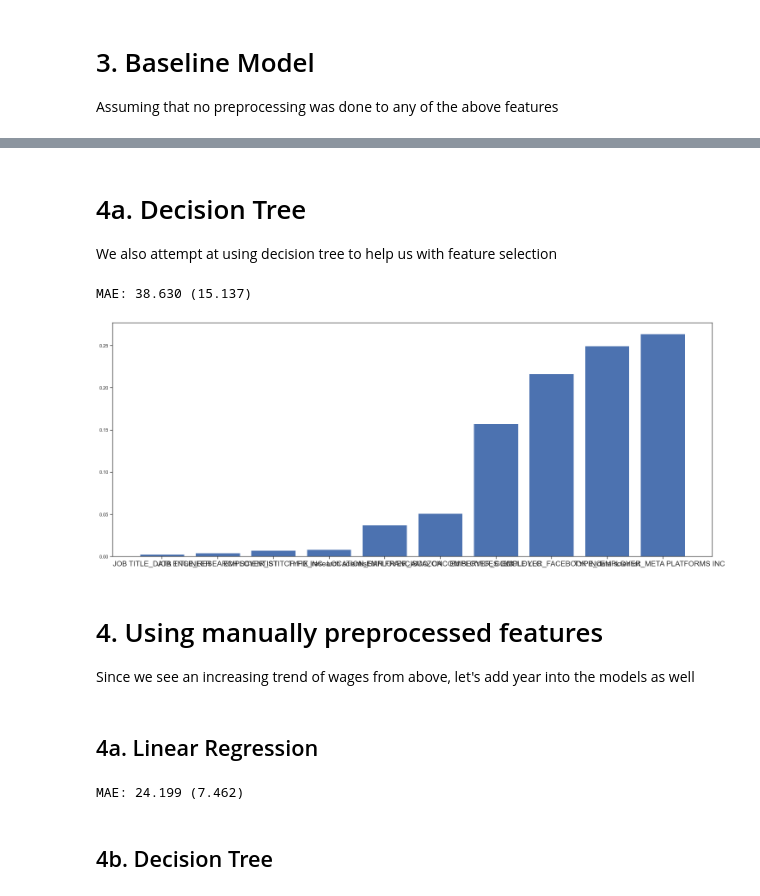
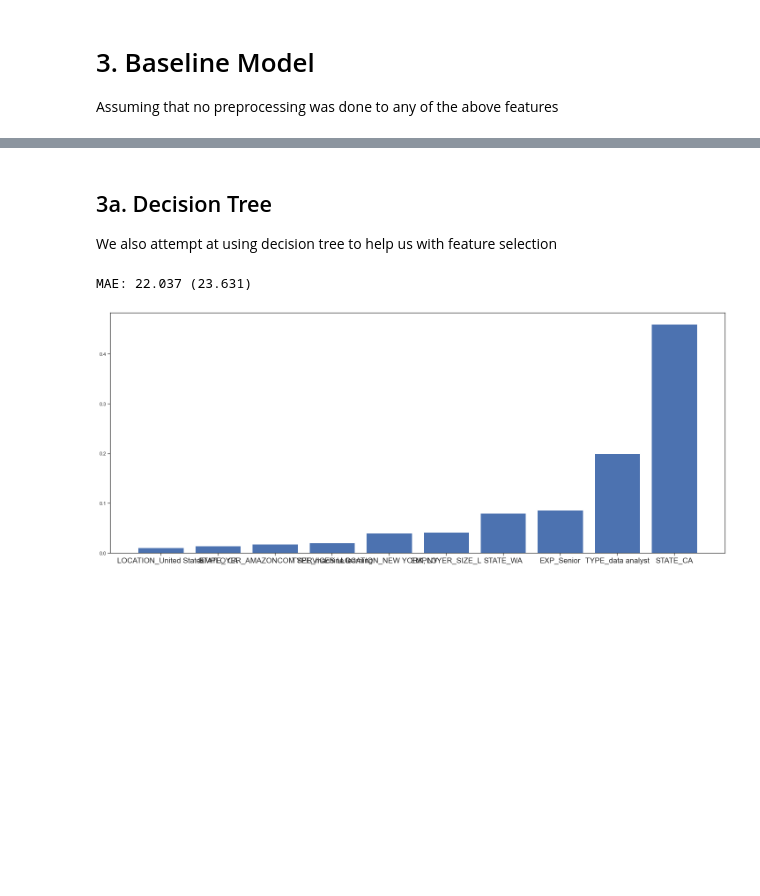
Before and after one commit to saltedpotato/QF632_Project, a Jupyter notebook: Part2.ipynb, the cells around one changed output, grey strips where cells are left out. Cells and saved outputs as stored; diff of their text form; code cells hidden in the pictures; blank space fills up the shorter version.

```diff
--- a/Part2.ipynb
+++ b/Part2.ipynb
@@ -356,6 +509,8 @@ The growth in median wages at large data employees outpaced that of small data e
 df_cleaned = df_type_agg.copy()
 df_cleaned["STATE_EMPLOYEE_SIZE"] = df_state_agg["STATE_EMPLOYEE_SIZE"]
 df_cleaned["EMPLOYER_SIZE"] = df_employer_agg["EMPLOYER_SIZE"]
+# %%
+X, y, X_train, X_test, y_train, y_test = get_standard_train_test_split(data_comb.dropna(subset=["y"]))
 # %% [markdown]
 # 3. Baseline Model
 Assuming that no preprocessing was done to any of the above features
@@ -404,0 +545,24 @@ MAE: 31.945 (10.536)
+# %%
+baseline_lr.fit(X_train, y_train)
+X_train_cleaned = clean_pipeline.fit_transform(X_train)
+
+# get importance
+importance = np.abs(baseline_lr['lasso_regressor'].coef_)
+features = list(X_train_cleaned.columns)
+
+# get index of top N important values
+n = 10
+indexes = sorted(range(len(importance)), key=lambda i: importance[i])[-n:]
+impt_features = []
+impt_features_score = []
+# summarize feature importance
+for i in indexes:
+ impt_features.append(features[i])
+ impt_features_score.append(importance[i])
+# plot feature importance
+plt.figure(figsize=(25,10))
+plt.xticks(fontsize=17)
+
+print(impt_features)
+plt.bar(impt_features, impt_features_score)
+plt.show()
@@ -405,65 +572,47 @@ MAE: 31.945 (10.536)
 # %% [markdown]
-# 4a. Decision Tree
+## 3a. Decision Tree
 We also attempt at using decision tree to help us with feature selection
 # %%
 tree_lr = Pipeline([
-    ('clean_pipeline', get_cleaned_pipeline(categorical_features)),
+    ('clean_pipeline', clean_pipeline),
     ('standard_scaler', StandardScaler()),
     ('DecisionTreeRegressor', DecisionTreeRegressor(criterion='friedman_mse', max_depth=5, min_samples_leaf=5, random_state=RANDOM_STATE))
 ])
 
-n_scores = cross_val_score(tree_lr, X_train, y_train, scoring='neg_mean_absolute_error', cv=5)
-models_performance["DecisionTreeRegressor"] = [abs(np.mean(n_scores)), np.std(n_scores)]
-# report performance
-print('MAE: %.3f (%.3f)' % (abs(np.mean(n_scores)), np.std(n_scores)))
+tree_lr.fit(X_train, y_train)
+pred = tree_lr.predict(X_test)
+
+score = mean_absolute_error(pred, y_test)
+print('MAE: %.3f (%.3f)' % (score, np.std(pred)))
+
+# n_scores = cross_val_score(tree_lr, X_train, y_train, scoring='neg_mean_absolute_error', cv=5)
+# models_performance["DecisionTreeRegressor"] = [abs(np.mean(n_scores)), np.std(n_scores)]
+# # report performance
+# print('MAE: %.3f (%.3f)' % (abs(np.mean(n_scores)), np.std(n_scores)))
 # %% [output]
-MAE: 38.630 (15.137)
+MAE: 22.037 (23.631)
 # %%
 # get importance
 tree_lr.fit(X_train, y_train)
-clean_pipeline = get_cleaned_pipeline(categorical_features)
 X_train_cleaned = clean_pipeline.fit_transform(X_train)
 
 importance = tree_lr['DecisionTreeRegressor'].feature_importances_
 features = list(X_train_cleaned.columns)
 
 # get index of top N important values
 n = 10
 indexes = sorted(range(len(importance)), key=lambda i: importance[i])[-n:]
 impt_features = []
 impt_features_score = []
 # summarize feature importance
 for i in indexes:
  impt_features.append(features[i])
  impt_features_score.append(importance[i])
 # plot feature importance
 plt.figure(figsize=(25,10))
 plt.xticks(fontsize=17)
 
 plt.bar(impt_features, impt_features_score)
 plt.show()
 # %% [output]
-[figure, old version]
+[figure, new version]
-# %% [markdown]
-# 4. Using manually preprocessed features
-Since we see an increasing trend of wages from above, let's add year into the models as well
-# %% [markdown]
-## 4a. Linear Regression
-# %%
-categorical_features = ['EMPLOYER_SIZE','TYPE', 'STATE', 'EMPLOYER']
-numerical_features = ["YEAR"]
-
-baseline_lr = Pipeline([
-  ('clean_pipeline', get_pipeline_clean_encode_impute(categorical_features, numerical_features)),
-  ('standard_scaler', StandardScaler()),
-  ('lasso_regressor', Lasso(random_state=RANDOM_STATE))
-])
-
-n_scores = cross_val_score(baseline_lr, X_train, y_train, scoring='neg_mean_absolute_error', cv=5)
-models_performance["Baseline"] = [abs(np.mean(n_scores)), np.std(n_scores)]
-# report performance
-print('MAE: %.3f (%.3f)' % (abs(np.mean(n_scores)), np.std(n_scores)))
-# %% [output]
-MAE: 24.199 (7.462)
-# %% [markdown]
-## 4b. Decision Tree
```
Also changed, not shown: parts of 39 cells of this notebook.
